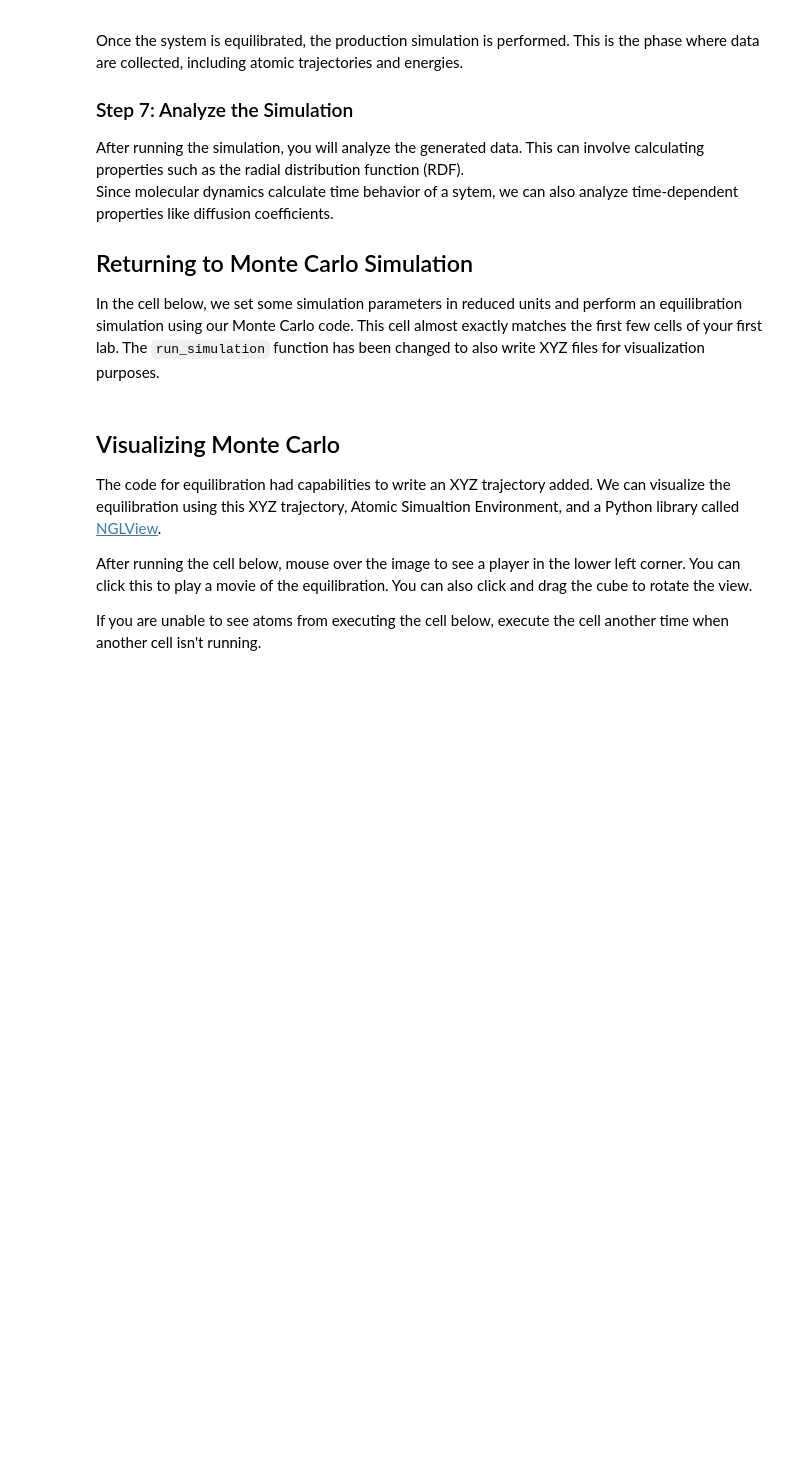
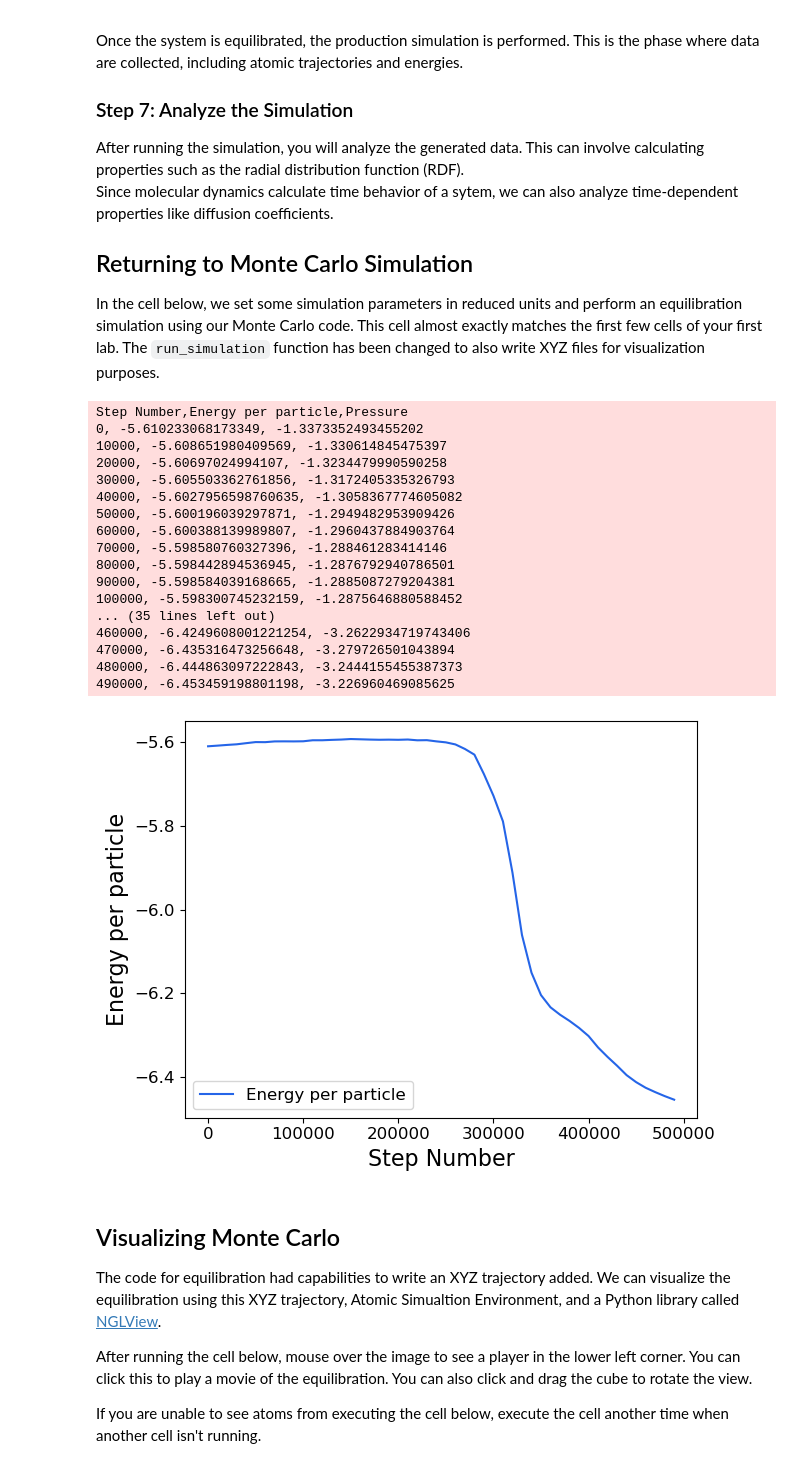
Before and after one commit to miss007jackson/lab-2, a Jupyter notebook: lennard_jones_md.ipynb, the cells around one changed output. Saved outputs shown, nothing was run; the diff lists cells and outputs as text; code cells hidden in the pictures; blank space fills up the shorter version.

```diff
--- a/lennard_jones_md.ipynb
+++ b/lennard_jones_md.ipynb
@@ -86,8 +86,8 @@ from mcsim.analysis import time_average_rdf
 
 # Set system parameters - you will modify this
 num_atoms = 343
-reduced_temperature = 0.85
-density = 0.776
+reduced_temperature = 0.02 #5.0 #originally 0.85
+density = 0.776 #0.95 #originally 0.776
 
 # Set simulation parameters for MC simulation
 num_steps = 500000
@@ -100,33 +100,52 @@ freq = 10000
 # This way, you can modify your simulation notebook and rerun without fear of
 # losing results you already have!
 filename = f"T_{reduced_temperature}_density_{density}_nsteps_{num_steps}".replace(".", "p")
 
 # Generate the initial configuration
 atomic_coordinates, box_length = generate_cubic_lattice(num_atoms, density)
 
 # Convert to numpy array
 atomic_coordinates = np.array(atomic_coordinates)
 
 # Run an equilibration simulation
 equilibration_coords = run_simulation(deepcopy(atomic_coordinates),
                                               box_length, cutoff,
                                               reduced_temperature,
                                               num_steps, freq=freq,
                                               filename=f"data/{filename}_equilibration.csv",
                                               trajectory_file=f"data/{filename}_equilibration.xyz"
                                      )
 
 # we will use pandas read_csv function - very commonly used in Python for data science
 equil = pd.read_csv(f"data/{filename}_equilibration.csv")
 
 ## Some code for making a pretty plot with matplotlib
 fig, ax = plt.subplots()
 ax.plot("Step Number", "Energy per particle", data=equil, color="#2565E8")
 ax.set_ylabel('Energy per particle', fontsize=16)
 ax.set_xlabel('Step Number', fontsize=16)
 ax.tick_params(axis="both", which="major", labelsize=12)
 ax.legend(fontsize=12)
 fig.tight_layout()
+# %% [output]
+Step Number,Energy per particle,Pressure
+0, -5.610233068173349, -1.3373352493455202
+10000, -5.608651980409569, -1.330614845475397
+20000, -5.60697024994107, -1.3234479990590258
+30000, -5.605503362761856, -1.3172405335326793
+40000, -5.6027956598760635, -1.3058367774605082
+50000, -5.600196039297871, -1.2949482953909426
+60000, -5.600388139989807, -1.2960437884903764
+70000, -5.598580760327396, -1.288461283414146
+80000, -5.598442894536945, -1.2876792940786501
+90000, -5.598584039168665, -1.2885087279204381
+100000, -5.598300745232159, -1.2875646880588452
+... (35 lines left out)
+460000, -6.4249608001221254, -3.2622934719743406
+470000, -6.435316473256648, -3.279726501043894
+480000, -6.444863097222843, -3.2444155455387373
+490000, -6.453459198801198, -3.226960469085625
+[figure, added]
 # %% [markdown]
 ## Visualizing Monte Carlo
 
```
Also changed, not shown: parts of 11 cells of this notebook, 1 other file.
